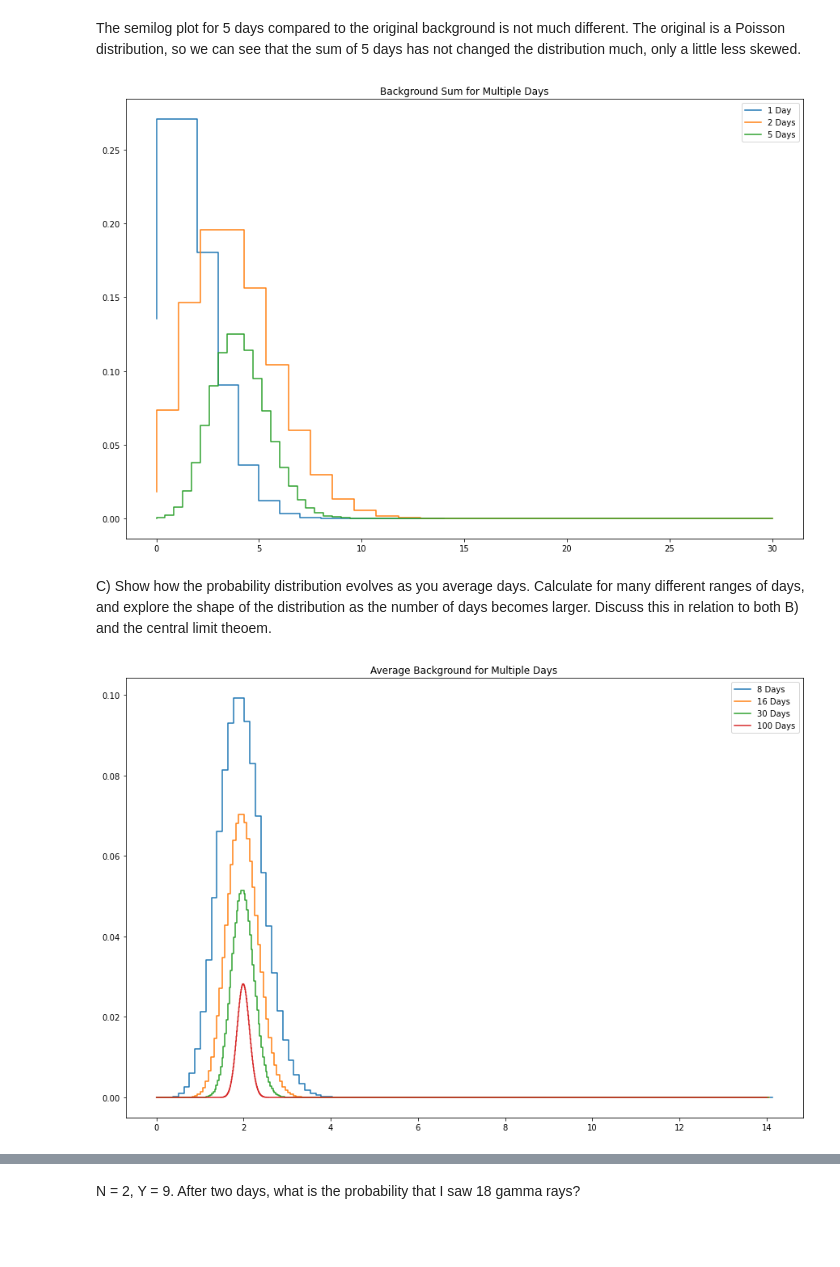
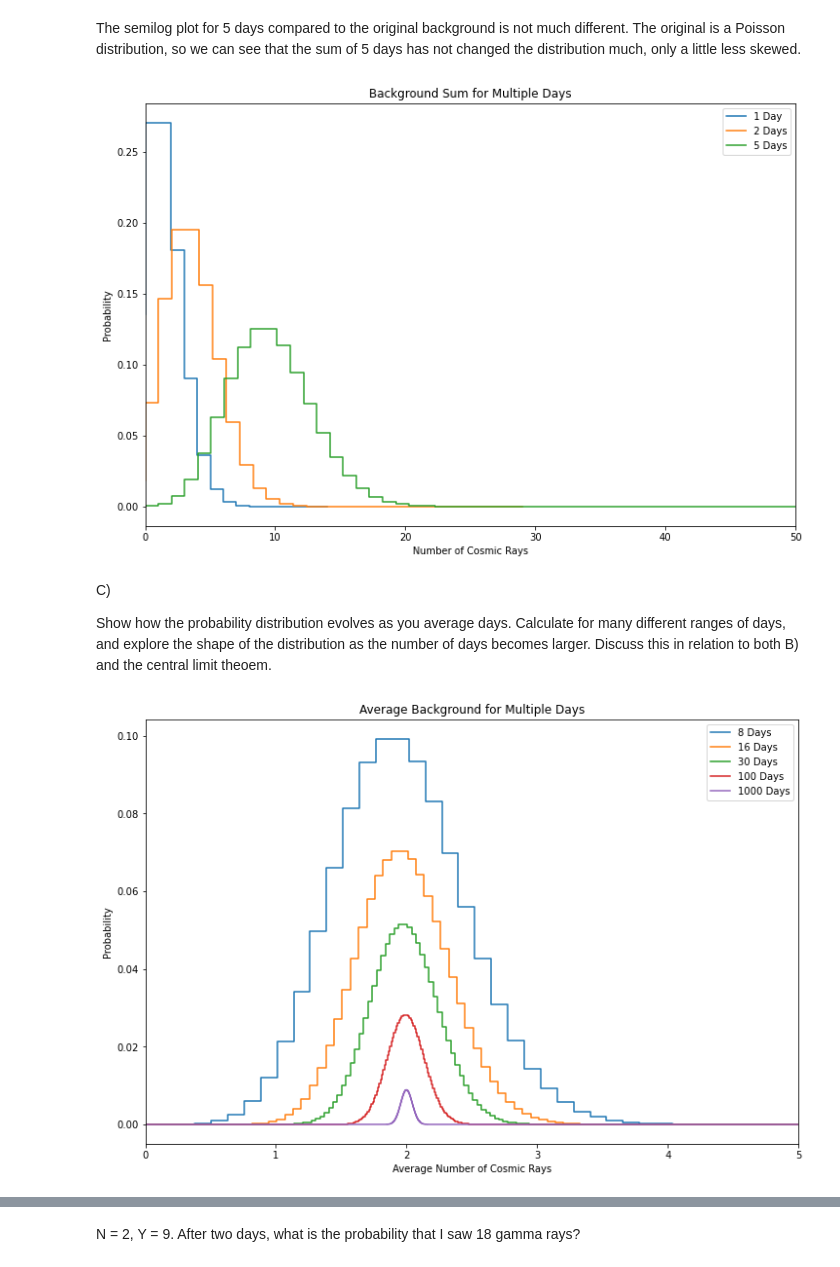
Before and after one commit to ciaramw0/phys434, a Jupyter notebook: Lab_2.ipynb, the cells around one changed output, grey strips where cells are left out. Cells and saved outputs as stored; diff of their text form; code cells hidden in the pictures; blank space fills up the shorter version.

```diff
--- a/Lab_2.ipynb
+++ b/Lab_2.ipynb
@@ -8,7 +8,7 @@ import scipy
 from scipy import stats
 import matplotlib
 import matplotlib.pyplot as plt
-plt.rcParams["figure.figsize"] = (15,10)
+plt.rcParams["figure.figsize"] = (12, 8)
 # %% [markdown]
 ## Problem 1
 # %% [markdown]
@@ -64,7 +74,14 @@ The distribution after 5 days remains Poisson. This makes sense because 5 days s
 # %%
-plt.semilogy(np.linspace(0, len(sum_bg), len(sum_bg)), sum_bg, label = '1 Day')
+new_avg_crb=[]
+new_x = []
+for i in range(0, 70):
+    new_x.append(i)
+    new_avg_crb.append(stats.poisson.pmf(i, crb, loc = 0))
+
+plt.semilogy(new_x, new_avg_crb, label = '1 Day')
 plt.semilogy(np.linspace(0, len(sum_5), len(sum_5)), sum_5, label = '5 Days')
-plt.xlim([0, 50])
+plt.xlabel('Number of Cosmic Rays')
+plt.ylabel('Probability Log Scale')
 plt.legend()
 plt.show()
 # %% [output]
@@ -76,25 +93,31 @@ plt.step(x_1, avg_crb, label = f'1 Day')
 plt.step(x_2, sum_bg, label = f'2 Days')
 plt.step(x_5, sum_5, label = f'5 Days')
 plt.legend()
+plt.xlim([0, 50])
 plt.title('Background Sum for Multiple Days')
+plt.xlabel('Number of Cosmic Rays')
+plt.ylabel('Probability')
 plt.show()
 # %% [output]
-[figure, old version]
+[figure, new version]
 # %% [markdown]
-C) Show how the probability distribution evolves as you average days. Calculate for many different ranges of days, and explore the shape of the distribution as the number of days becomes larger. Discuss this in relation to both B) and the central limit theoem.
+C)
+
+Show how the probability distribution evolves as you average days. Calculate for many different ranges of days, and explore the shape of the distribution as the number of days becomes larger. Discuss this in relation to both B) and the central limit theoem.
 # %%
-sum_8 = mult_conv(avg_crb, 8)
-sum_16 = mult_conv(avg_crb, 16)
-sum_30 = mult_conv(avg_crb, 30)
-sum_100 = mult_conv(avg_crb, 100)
+days = [8, 16, 30, 100, 1000]
+sums = []
+for i in range(len(days)):
+    sums.append(mult_conv(avg_crb, days[i]))
 # %%
-plt.step(np.linspace(0, len(sum_8), len(sum_8))/8, sum_8, label = '8 Days')
-plt.step(np.linspace(0, len(sum_16), len(sum_16))/16, sum_16, label = '16 Days')
-plt.step(np.linspace(0, len(sum_30), len(sum_30))/30, sum_30, label = '30 Days')
-plt.step(np.linspace(0, len(sum_100), len(sum_100))/100, sum_100, label = '100 Days')
+for i in range(len(sums)):
+    plt.step(np.linspace(0, len(sums[i]), len(sums[i]))/days[i], sums[i], label = str(days[i]) + " Days")
 plt.legend()
 plt.title('Average Background for Multiple Days')
+plt.xlabel('Average Number of Cosmic Rays')
+plt.ylabel('Probability')
+plt.xlim([0, 5])
 plt.show()
 # %% [output]
-[figure, old version]
+[figure, new version]
 # %% [markdown]
```
Also changed, not shown: parts of 39 cells of this notebook.
